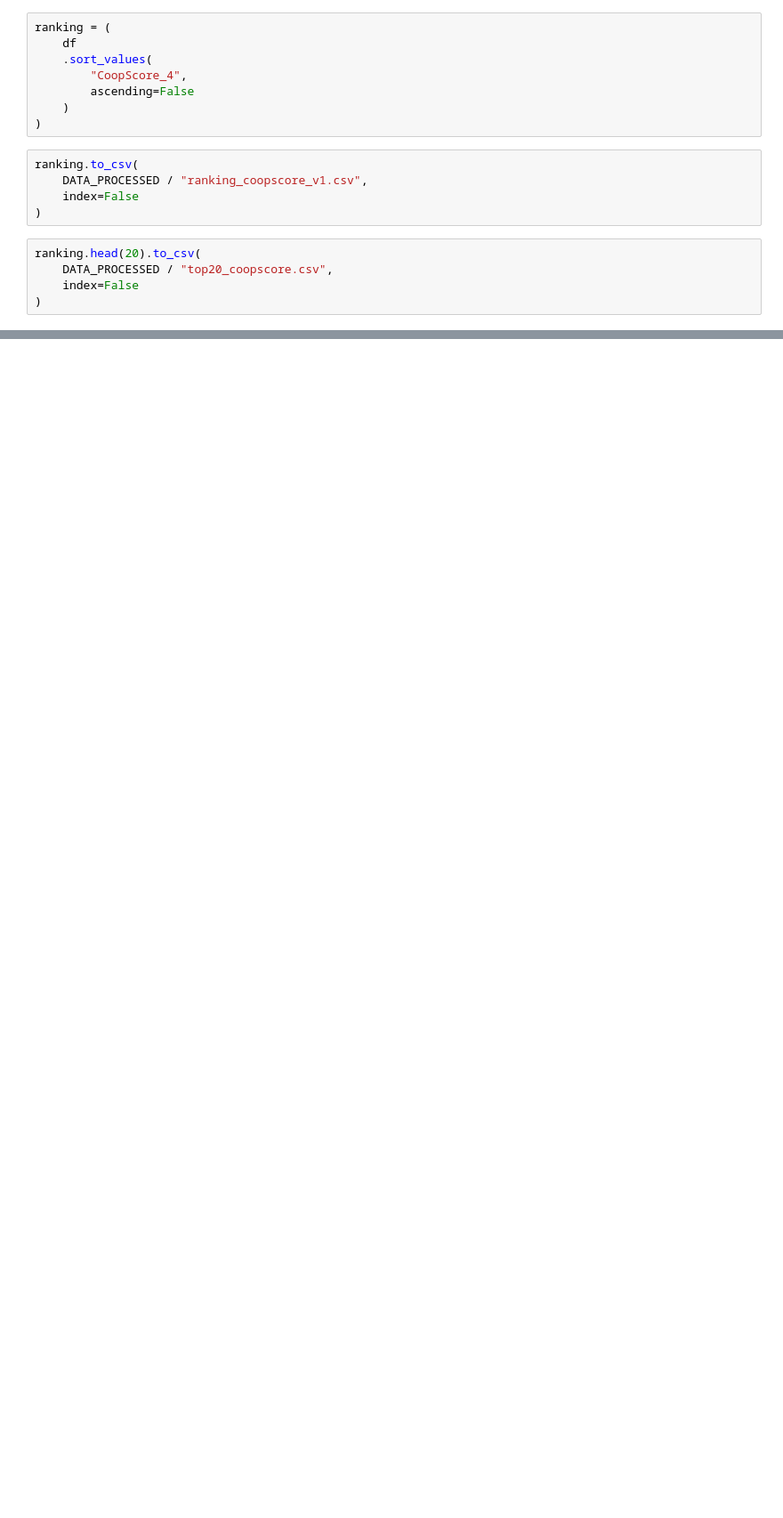
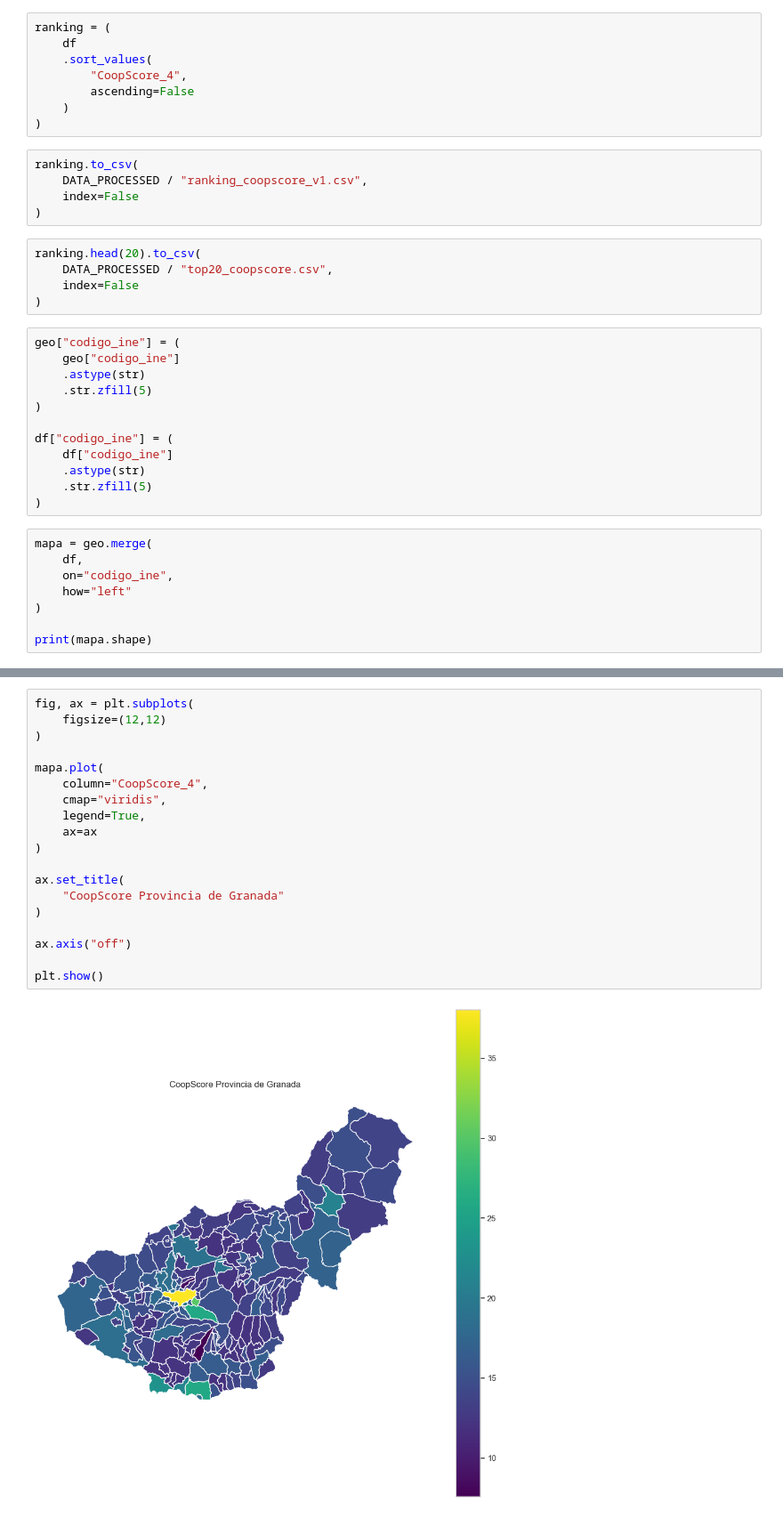
Before and after one commit to pepetorres80/CoopScore_Granada, a Jupyter notebook: notebooks/04_visualizacion_resultados.ipynb, the cells around one changed output, grey strips where cells are left out. Shown at 89% size. Drawn from its saved outputs; the diff is of its cells as text; blank space fills up the shorter version.

```diff
--- a/notebooks/04_visualizacion_resultados.ipynb
+++ b/notebooks/04_visualizacion_resultados.ipynb
@@ -205,3 +549,23 @@ ranking.head(20).to_csv(
     DATA_PROCESSED / "top20_coopscore.csv",
     index=False
 )
+# %%
+geo["codigo_ine"] = (
+    geo["codigo_ine"]
+    .astype(str)
+    .str.zfill(5)
+)
+
+df["codigo_ine"] = (
+    df["codigo_ine"]
+    .astype(str)
+    .str.zfill(5)
+)
+# %%
+mapa = geo.merge(
+    df,
+    on="codigo_ine",
+    how="left"
+)
+
+print(mapa.shape)
@@ -207,0 +578,21 @@ ranking.head(20).to_csv(
+# %%
+fig, ax = plt.subplots(
+    figsize=(12,12)
+)
+
+mapa.plot(
+    column="CoopScore_4",
+    cmap="viridis",
+    legend=True,
+    ax=ax
+)
+
+ax.set_title(
+    "CoopScore Provincia de Granada"
+)
+
+ax.axis("off")
+
+plt.show()
+# %% [output]
+[figure, added]
```
Also changed, not shown: parts of 30 cells of this notebook, 6 other files.
